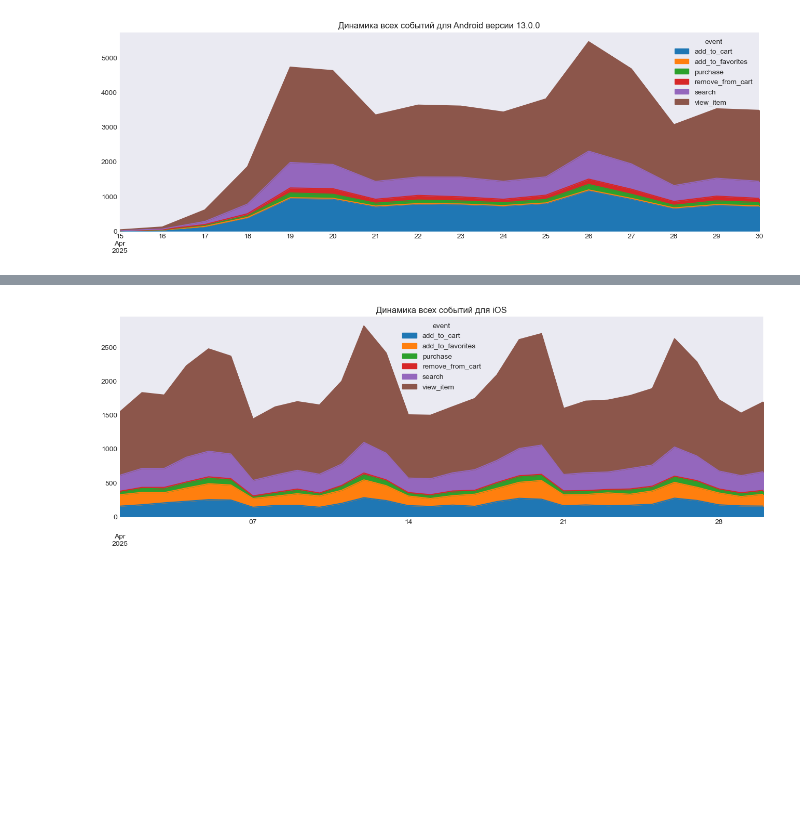
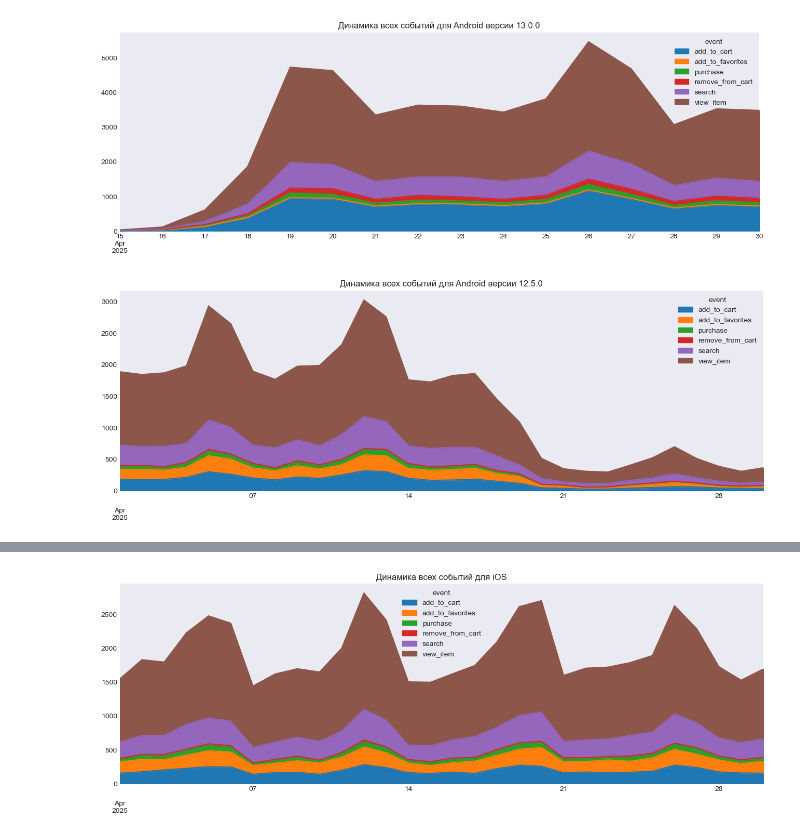
Before and after one commit to zhigaylova/Product_metrics, a Jupyter notebook: HW_1.ipynb, the cells around one changed output, grey strips where cells are left out. Cells and saved outputs as stored; diff of their text form; code cells hidden in the pictures; blank space fills up the shorter version.

```diff
--- a/HW_1.ipynb
+++ b/HW_1.ipynb
@@ -324,3 +329,11 @@ plt.title('Динамика всех событий для Android версии
 plt.show()
 # %% [output]
 [figure]
+# %%
+Android_12_5=df.query('platform=="Android" and app_version=="12.5.0"').pivot_table(index='event_day', columns='event', values='user_id', aggfunc='size').fillna(0)
+Android_12_5.plot.area(figsize=(16,5))
+plt.xlabel('')
+plt.title('Динамика всех событий для Android версии 12.5.0')
+plt.show()
+# %% [output]
+[figure, added]
```
Also changed, not shown: parts of 20 cells of this notebook.
